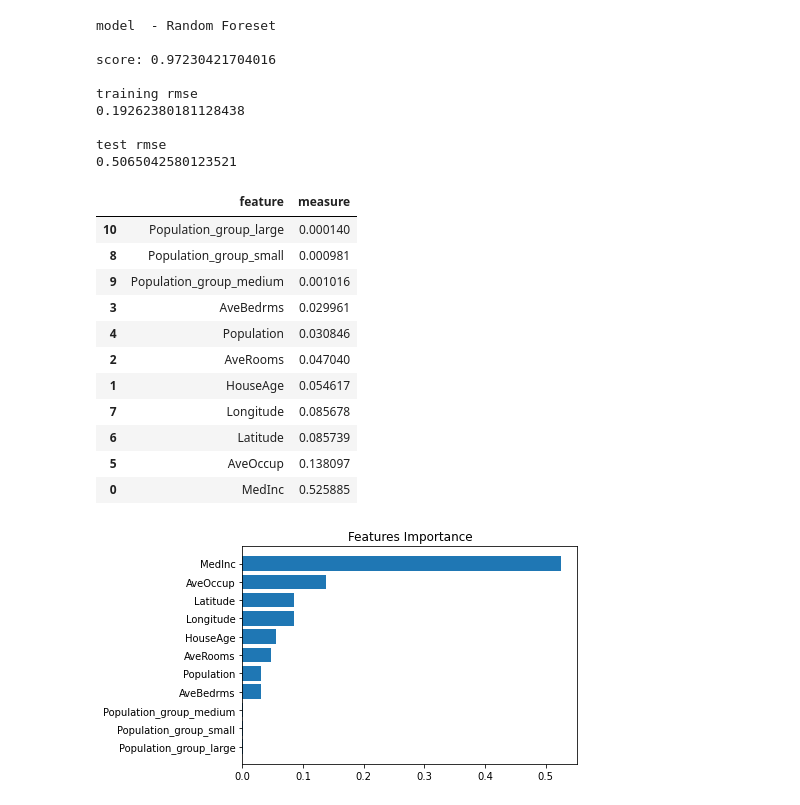
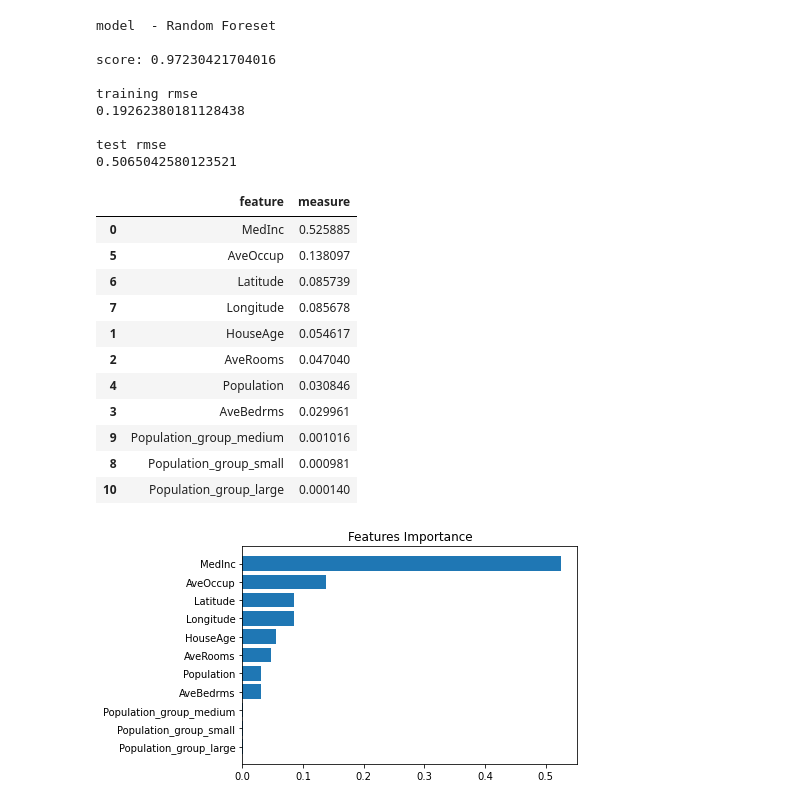
Before and after one commit to DataJediAcademy/Datascience-Track, a Jupyter notebook: Learning Content/Features Engineering.ipynb, the cells around one changed output. Saved outputs shown, nothing was run; the diff lists cells and outputs as text; code cells hidden in the pictures.

```diff
--- a/Learning Content/Features Engineering.ipynb
+++ b/Learning Content/Features Engineering.ipynb
@@ -1019,19 +999,19 @@ test rmse
 # %%
 features_importance = pd.DataFrame(forest.feature_importances_, X_train.columns).reset_index()
 features_importance.columns =['feature', 'measure']
-features_importance=features_importance.sort_values('measure', ascending=True)
+features_importance=features_importance.sort_values('measure', ascending=False)
 features_importance
 # %% [output]
 |  | feature | measure |
+| 0 | MedInc | 0.525885 |
+| 5 | AveOccup | 0.138097 |
+| 6 | Latitude | 0.085739 |
+| 7 | Longitude | 0.085678 |
+| 1 | HouseAge | 0.054617 |
+| 2 | AveRooms | 0.047040 |
+| 4 | Population | 0.030846 |
+| 3 | AveBedrms | 0.029961 |
+| 9 | Population_group_medium | 0.001016 |
+| 8 | Population_group_small | 0.000981 |
 | 10 | Population_group_large | 0.000140 |
-| 8 | Population_group_small | 0.000981 |
-| 9 | Population_group_medium | 0.001016 |
-| 3 | AveBedrms | 0.029961 |
-| 4 | Population | 0.030846 |
-| 2 | AveRooms | 0.047040 |
-| 1 | HouseAge | 0.054617 |
-| 7 | Longitude | 0.085678 |
-| 6 | Latitude | 0.085739 |
-| 5 | AveOccup | 0.138097 |
-| 0 | MedInc | 0.525885 |
 # %%
```
Also changed, not shown: parts of 24 cells of this notebook.
